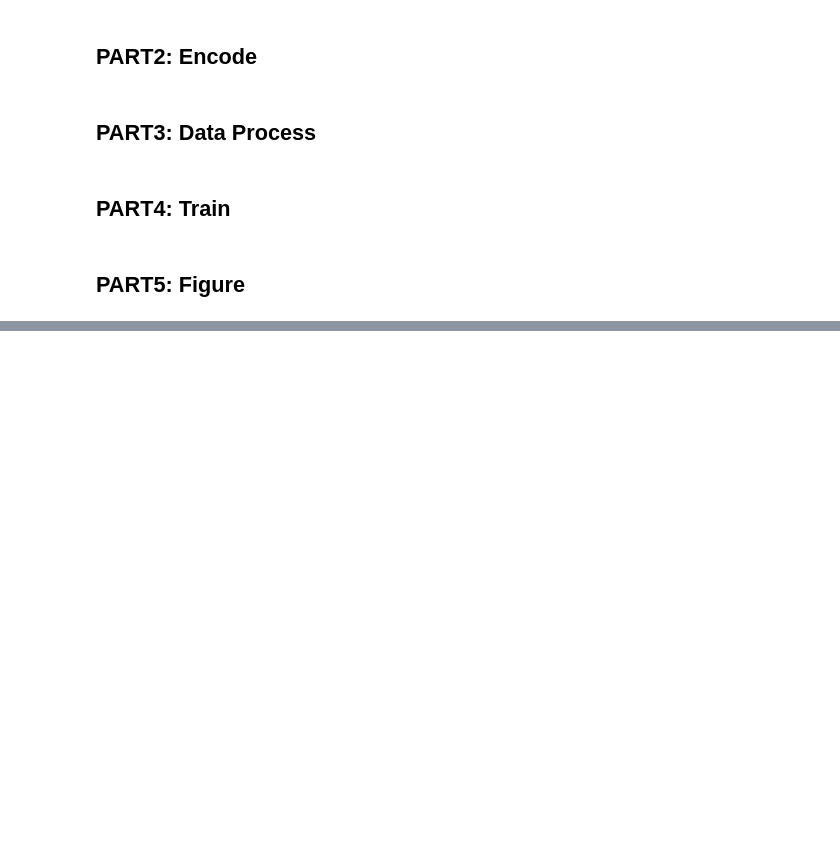
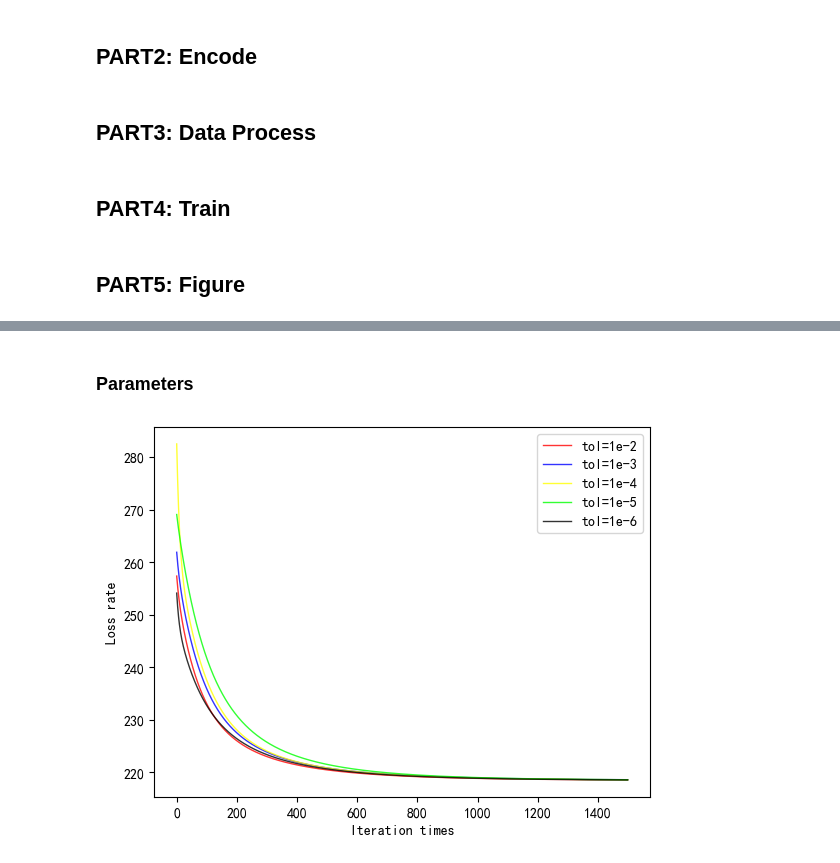
Before and after one commit to wintermelon008/2022-ML-ustc, a Jupyter notebook: lab1/Loan.ipynb, the cells around one changed output, grey strips where cells are left out. Saved outputs shown, nothing was run; the diff lists cells and outputs as text; code cells hidden in the pictures; blank space fills up the shorter version.

```diff
--- a/lab1/Loan.ipynb
+++ b/lab1/Loan.ipynb
@@ -127,0 +131,46 @@ Accuracy = 0.8594594594594595
+# %% [markdown]
+### Parameters
+# %%
+RED = '#FF0000'
+PINK = '#FF1493'
+PURPLE = '#A020F0'
+ORANGE = '#FF7F00'
+TOMATO = '#EE5C42'
+BLUE = '#0000FF'
+SKY = '#00BFFF'
+GREEN = '#00FF00'
+LIGHTGREEN = '#90EE90'
+BLACK = '#000000'
+YELLOW = '#FFFF00'
+
+lr = LogisticRegression(penalty='l2', gamma=1)
+times, loss = lr.fit(X_train, y_train, lr=0.0005, tol=1e-2)
+pred = lr.predict(X_test)
+show(times, loss, color=RED)
+
+lr = LogisticRegression(penalty='l2', gamma=1)
+times, loss = lr.fit(X_train, y_train, lr=0.0005, tol=1e-3)
+pred = lr.predict(X_test)
+show(times, loss, color=BLUE)
+
+lr = LogisticRegression(penalty='l2', gamma=1)
+times, loss = lr.fit(X_train, y_train, lr=0.0005, tol=1e-4)
+pred = lr.predict(X_test)
+show(times, loss, color=YELLOW)
+
+lr = LogisticRegression(penalty='l2', gamma=1)
+times, loss = lr.fit(X_train, y_train, lr=0.0005, tol=1e-5)
+pred = lr.predict(X_test)
+show(times, loss, color=GREEN)
+
+lr = LogisticRegression(penalty='l2', gamma=1)
+times, loss = lr.fit(X_train, y_train, lr=0.0005, tol=1e-6)
+pred = lr.predict(X_test)
+show(times, loss, color=BLACK)
+
+plt.legend(['tol=1e-2', 'tol=1e-3', 'tol=1e-4', 'tol=1e-5', 'tol=1e-6'], loc='upper right')
+plt.xlabel('Iteration times')
+plt.ylabel('Loss rate')
+plt.show()
+# %% [output]
+[figure, added]
```
Also changed, not shown: parts of 2 cells of this notebook, 7 other files.
